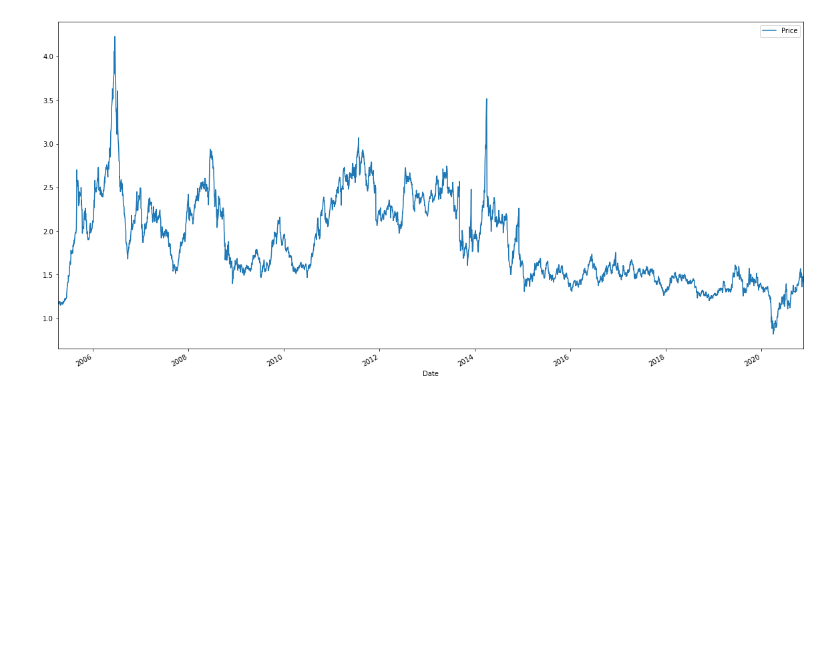
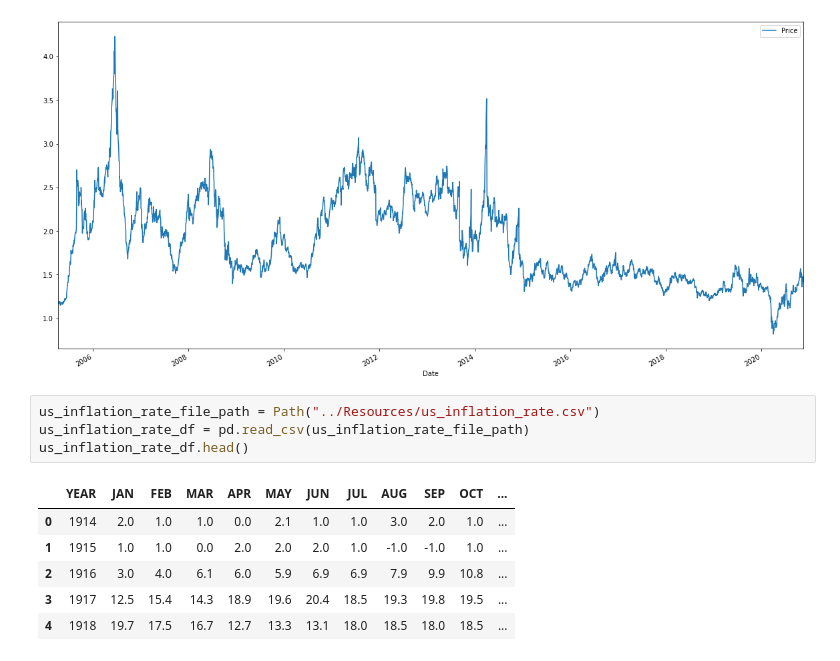
Before and after one commit to ShuranXu/Corn-Price-Predicter, a Jupyter notebook: Code/Data_import.ipynb, the cells around one changed output. Drawn from its saved outputs; the diff is of its cells as text; blank space fills up the shorter version.

```diff
--- a/Code/Data_import.ipynb
+++ b/Code/Data_import.ipynb
@@ -142,3 +132,14 @@ ethanol_futures_data.plot(figsize=(20, 10))
 # %% [output]
 <matplotlib.axes._subplots.AxesSubplot at 0x...>
 [figure]
+# %%
+us_inflation_rate_file_path = Path("../Resources/us_inflation_rate.csv")
+us_inflation_rate_df = pd.read_csv(us_inflation_rate_file_path)
+us_inflation_rate_df.head()
+# %% [output]
+|  | YEAR | JAN | FEB | MAR | APR | MAY | JUN | JUL | AUG | SEP | OCT | ... |
+| 0 | 1914 | 2.0 | 1.0 | 1.0 | 0.0 | 2.1 | 1.0 | 1.0 | 3.0 | 2.0 | 1.0 | ... |
+| 1 | 1915 | 1.0 | 1.0 | 0.0 | 2.0 | 2.0 | 2.0 | 1.0 | -1.0 | -1.0 | 1.0 | ... |
+| 2 | 1916 | 3.0 | 4.0 | 6.1 | 6.0 | 5.9 | 6.9 | 6.9 | 7.9 | 9.9 | 10.8 | ... |
+| 3 | 1917 | 12.5 | 15.4 | 14.3 | 18.9 | 19.6 | 20.4 | 18.5 | 19.3 | 19.8 | 19.5 | ... |
+| 4 | 1918 | 19.7 | 17.5 | 16.7 | 12.7 | 13.3 | 13.1 | 18.0 | 18.5 | 18.0 | 18.5 | ... |
```
Also changed, not shown: parts of 11 cells of this notebook.
